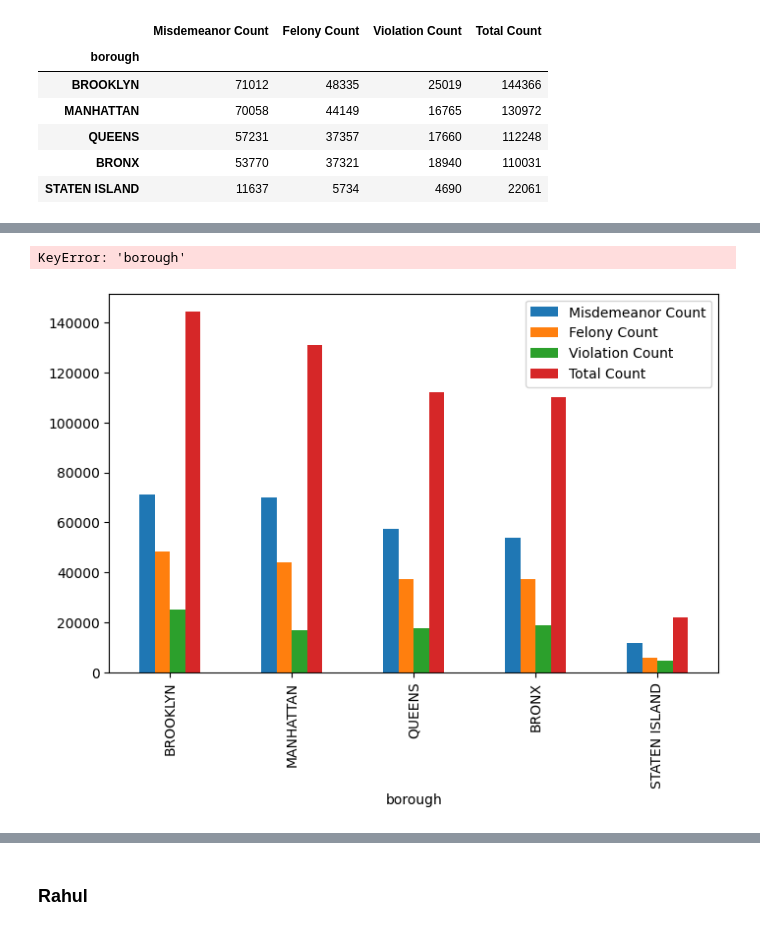
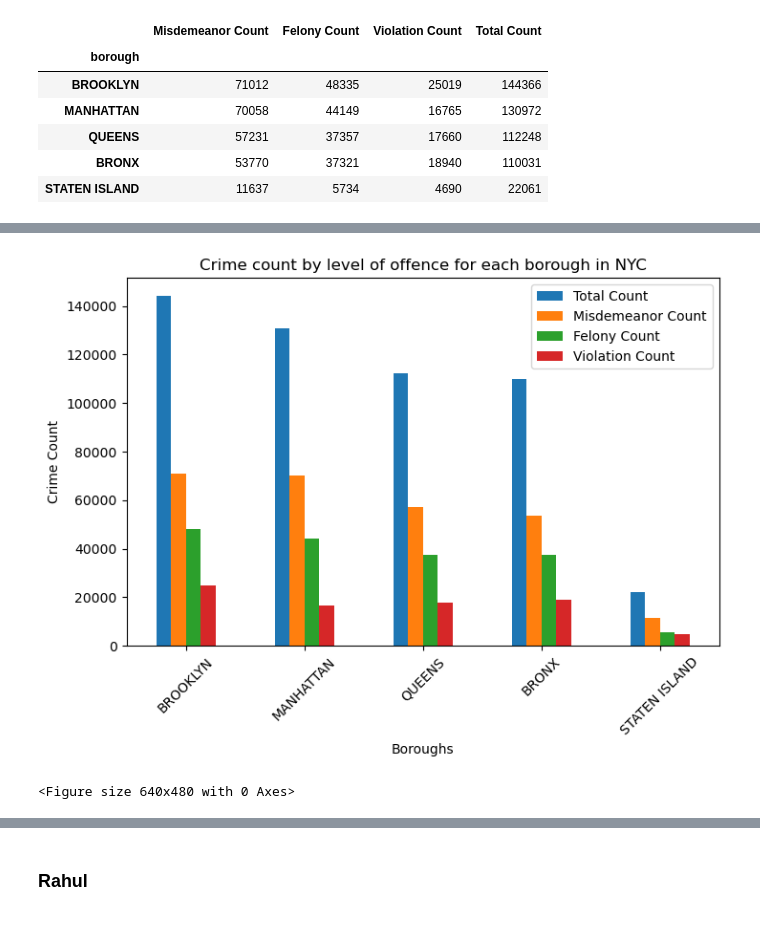
Before and after one commit to rtatat/Project-1-group2, a Jupyter notebook: Group 2 Final Notebook.ipynb, the cells around one changed output, grey strips where cells are left out. Drawn from its saved outputs; the diff is of its cells as text; code cells hidden in the pictures.

```diff
--- a/Group 2 Final Notebook.ipynb
+++ b/Group 2 Final Notebook.ipynb
@@ -198,3 +199,8 @@ sorted_summary
 | QUEENS | 57231 | 37357 | 17660 | 112248 |
 | BRONX | 53770 | 37321 | 18940 | 110031 |
 | STATEN ISLAND | 11637 | 5734 | 4690 | 22061 |
+# %%
+#Reindex dataframe and place total count first for graph
+data_df = sorted_summary.reindex(columns=['Total Count', 'Misdemeanor Count', 'Felony Count', 'Violation Count'])
+data_df.reset_index(drop=True, inplace=True)
+data_df
@@ -200,0 +214,6 @@ sorted_summary
+# %%
+#Re add borough column
+borough = ['BROOKLYN', 'MANHATTAN', 'QUEENS', 'BRONX', 'STATEN ISLAND']
+#FINAL DATAFRAME FOR GRAPHS
+data_df.insert(0, 'borough', borough)
+data_df
@@ -201,15 +227,17 @@ sorted_summary
 # %%
 # Pandas can also plot multiple columns if the DataFrame includes them
-multi_plot = sorted_summary.plot(kind="bar", figsize=(8,5))
+multi_plot = data_df.plot(kind="bar", figsize=(8,5))
 
 # PandasPlot.set_xticklabels() can be used to set the tick labels as well
-multi_plot.set_xticklabels(sorted_summary["borough"], rotation=45)
-
+multi_plot.set_xticklabels(data_df["borough"], rotation=45)
+plt.title('Crime count by level of offence for each borough in NYC')
+plt.ylabel('Crime Count')
+plt.xlabel('Boroughs')
 plt.show()
-# plt.tight_layout()
+plt.tight_layout()
 # %% [output]
+[figure, new version]
-KeyError: 'borough'
+<Figure size 640x480 with 0 Axes>
-[figure, old version]
 # %%
 #map
 coordinates = {
```
Also changed, not shown: parts of 11 cells of this notebook, 3 other files.
